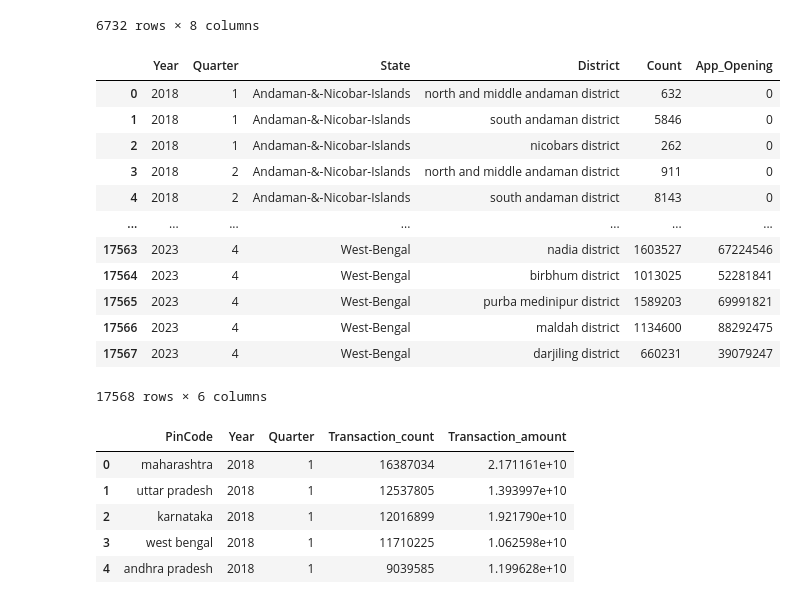
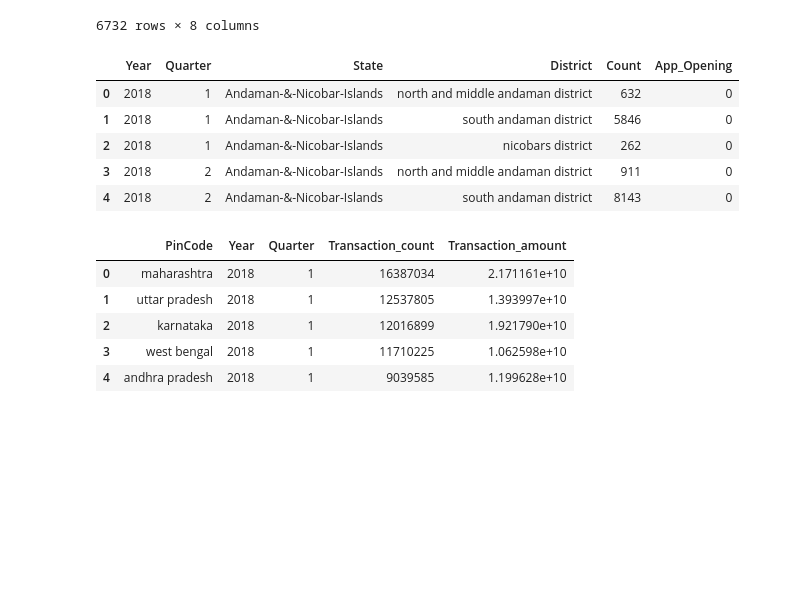
Before and after one commit to gopinathvenkatesan01/PhonepePulseDataVisualization, a Jupyter notebook: mainapp/data_extraction.ipynb, the cells around one changed output. Drawn from its saved outputs; the diff is of its cells as text; code cells hidden in the pictures; blank space fills up the shorter version.

```diff
--- a/mainapp/data_extraction.ipynb
+++ b/mainapp/data_extraction.ipynb
@@ -336,21 +336,14 @@ for state in mp_state_list:
     map_st_user_df = pd.DataFrame(mp_st_user)
     map_st_user_df["State"] = map_st_user_df["State"].str.title()
 # %%
-map_st_user_df
+map_st_user_df.
 # %% [output]
 |  | Year | Quarter | State | District | Count | App_Opening |
 | 0 | 2018 | 1 | Andaman-&-Nicobar-Islands | north and middle andaman district | 632 | 0 |
 | 1 | 2018 | 1 | Andaman-&-Nicobar-Islands | south andaman district | 5846 | 0 |
 | 2 | 2018 | 1 | Andaman-&-Nicobar-Islands | nicobars district | 262 | 0 |
 | 3 | 2018 | 2 | Andaman-&-Nicobar-Islands | north and middle andaman district | 911 | 0 |
 | 4 | 2018 | 2 | Andaman-&-Nicobar-Islands | south andaman district | 8143 | 0 |
-| ... | ... | ... | ... | ... | ... | ... |
-| 17563 | 2023 | 4 | West-Bengal | nadia district | 1603527 | 67224546 |
-| 17564 | 2023 | 4 | West-Bengal | birbhum district | 1013025 | 52281841 |
-| 17565 | 2023 | 4 | West-Bengal | purba medinipur district | 1589203 | 69991821 |
-| 17566 | 2023 | 4 | West-Bengal | maldah district | 1134600 | 88292475 |
-| 17567 | 2023 | 4 | West-Bengal | darjiling district | 660231 | 39079247 |
-17568 rows × 6 columns
 # %%
 import psycopg2
 
```
Also changed, not shown: parts of 4 cells of this notebook, 5 other files.
